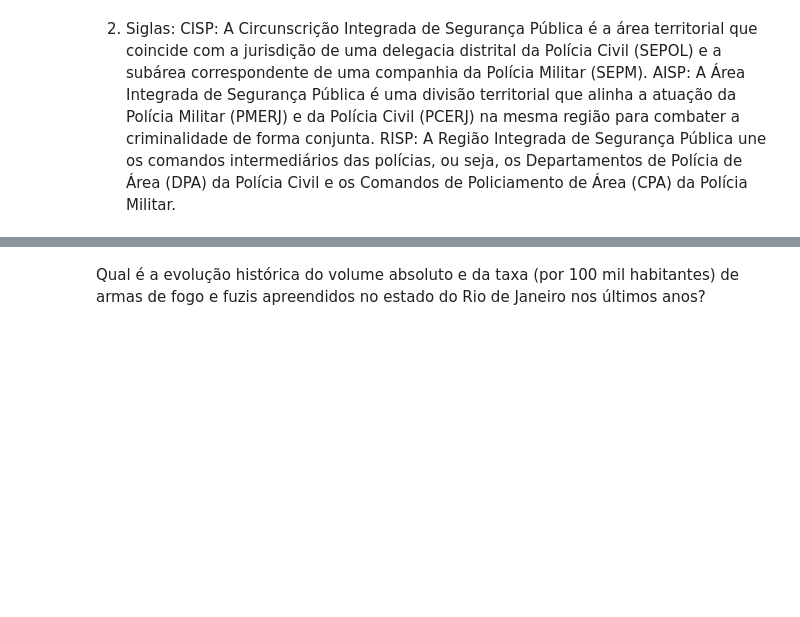
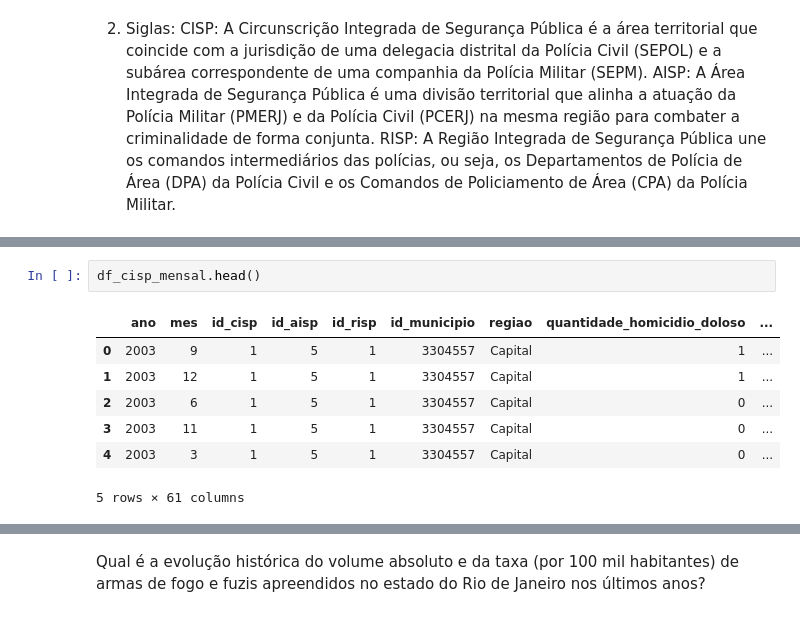
Before and after one commit to Josue-santoss/AEDV-A2-, a Jupyter notebook: NotebookAEDV.ipynb, the cells around one changed output, grey strips where cells are left out. Cells and saved outputs as stored; diff of their text form; blank space fills up the shorter version.

```diff
--- a/NotebookAEDV.ipynb
+++ b/NotebookAEDV.ipynb
@@ -60,0 +152,10 @@ df_rel = pd.read_csv(os.path.join(data_path, 'br_rj_isp_estatisticas_seguranca_r
+# %%
+df_cisp_mensal.head()
+# %% [output]
+|  | ano | mes | id_cisp | id_aisp | id_risp | id_municipio | regiao | quantidade_homicidio_doloso | ... |
+| 0 | 2003 | 9 | 1 | 5 | 1 | 3304557 | Capital | 1 | ... |
+| 1 | 2003 | 12 | 1 | 5 | 1 | 3304557 | Capital | 1 | ... |
+| 2 | 2003 | 6 | 1 | 5 | 1 | 3304557 | Capital | 0 | ... |
+| 3 | 2003 | 11 | 1 | 5 | 1 | 3304557 | Capital | 0 | ... |
+| 4 | 2003 | 3 | 1 | 5 | 1 | 3304557 | Capital | 0 | ... |
+5 rows × 61 columns
```
Also changed, not shown: parts of 30 cells of this notebook.
